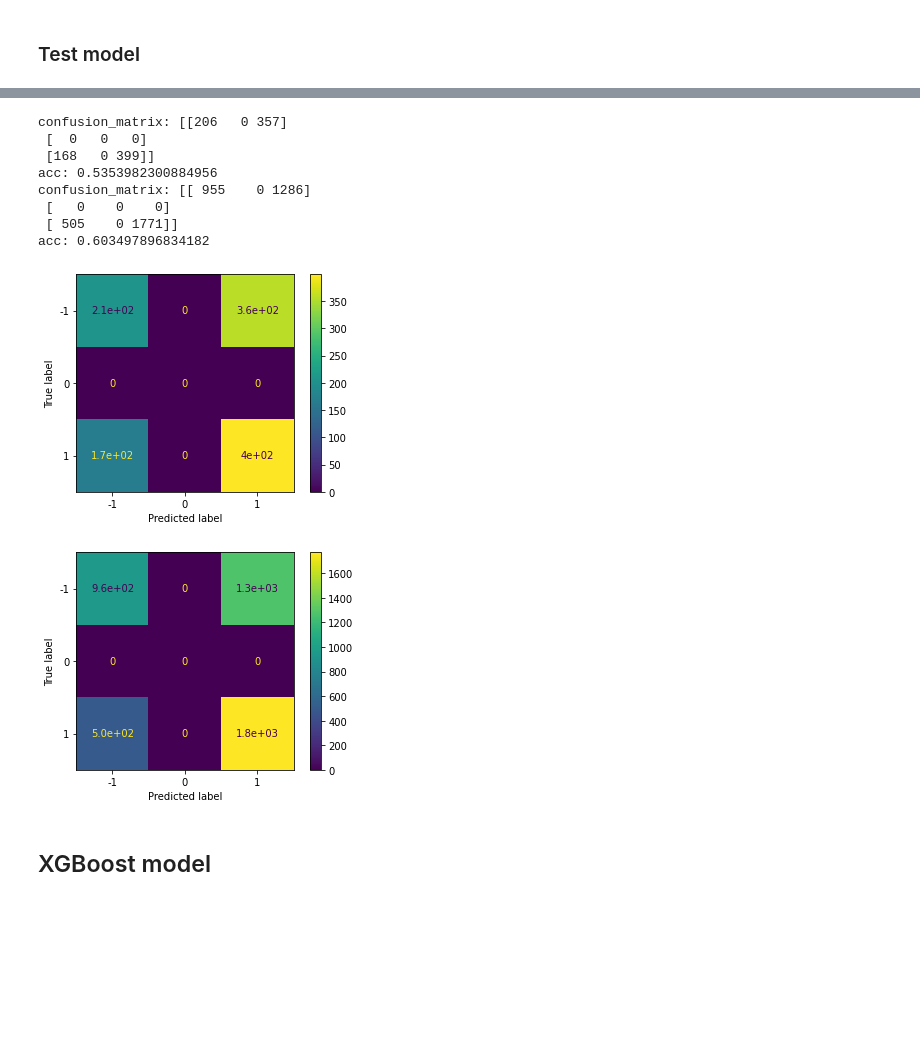
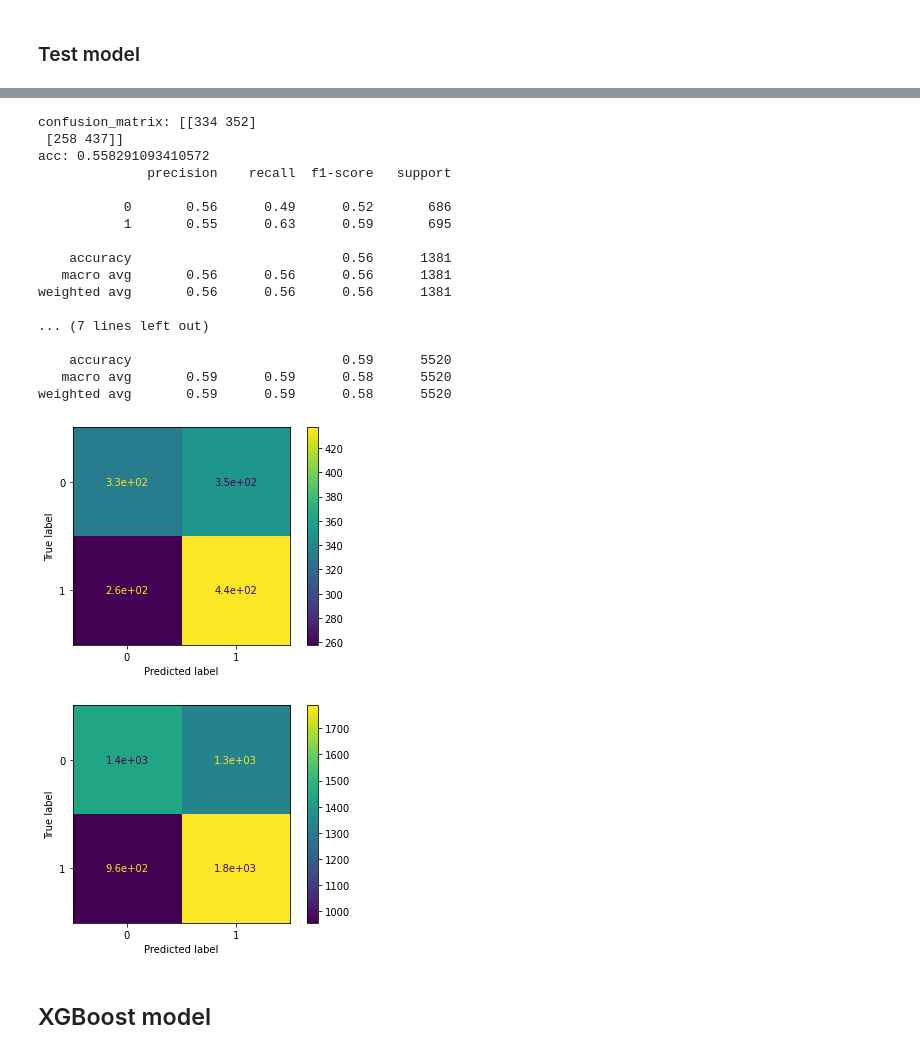
Before and after one commit to romqn1999/Predict-price-after-pattern, a Jupyter notebook: Classify_price_after_pattern.ipynb, the cells around one changed output, grey strips where cells are left out. Drawn from its saved outputs; the diff is of its cells as text; code cells hidden in the pictures; blank space fills up the shorter version.

Commit message:
Try binary classification, difference lr (0.01; 0.001; 0.0001), batch_size (1; 128; 32768), lstm units (50; 128), add densen layer but acc still stuck at 50-55%

```diff
--- a/Classify_price_after_pattern.ipynb
+++ b/Classify_price_after_pattern.ipynb
@@ -63,9 +64,12 @@ for filename in uploaded.keys():
     # if 'data_patterns.csv' not in filename:
         print('Skipping file', filename)
         continue
-    df = pd.read_csv(io.StringIO(uploaded[filename].decode('utf-8')),
-                     header=None)
-    price_patterns_df = price_patterns_df.append(df)
+    try:
+        df = pd.read_csv(io.StringIO(uploaded[filename].decode('utf-8')),
+                        header=None)
+        price_patterns_df = price_patterns_df.append(df)
+    except:
+        print('Error', filename)
 
 price_patterns_df = price_patterns_df.sample(frac=1).reset_index(drop=True)
 price_patterns_df
@@ -103,7 +107,8 @@ AA_2000-01-01 00_00_00_2021-06-02_30_double_top_data_patterns.csv
 # %%
 #@title Separate into input and output columns: Get data: X and y
+pre_time_steps = 30 #@param {type:"integer"}
 
-X_df = price_patterns_df[price_patterns_df.columns[:-1]]
+X_df = price_patterns_df[price_patterns_df.columns[-(pre_time_steps + 1):-1]]
 y_df = price_patterns_df[price_patterns_df.columns[-1:]]
 print(X_df)
 print(y_df)
@@ -140,12 +145,21 @@ def get_direction(pre, cur, min_change=1):
         else:
             return -1
 
-def y_preice_to_y_label(X, y, min_change=0):
+def get_binary_direction(pre, cur, min_change=0):
+    d = get_direction(pre, cur, min_change)
+    if d < 1:
+        d = 0
+    return d
+
+def y_preice_to_y_label(X, y, min_change=0, num_classes=2):
     assert len(X) == len(y)
     n = len(y)
-    y_label = np.array([get_direction(X[i][-1], y[i], min_change) for i in range(n)])
-    # Convert from {-1; 0; 1} to label {0; 1; 2}
-    y_label = y_label + 1
+    if num_classes == 2:
+        y_label = np.array([get_binary_direction(X[i][-1], y[i], min_change) for i in range(n)])
+    else:
+        y_label = np.array([get_direction(X[i][-1], y[i], min_change) for i in range(n)])
+        # Convert from {-1; 0; 1} to label {0; 1; 2}
+        y_label = y_label + 1
     return y_label
 # %%
 #@title Preprocess & split data for train model
@@ -381,34 +459,48 @@ y_test_scaled_categorical, y_pred
 # %%
 def show_val_res_label(y_true_label, y_pred_label):
-    y_true_label = y_true_label - 1
-    y_pred_label = y_pred_label - 1
-    cm = confusion_matrix(y_true_label, y_pred_label, labels=[-1, 0, 1])
+    # y_true_label = y_true_label - 1
+    # y_pred_label = y_pred_label - 1
+    labels = list(range(np.min(y_true_label), np.max(y_true_label) + 1))
+    cm = confusion_matrix(y_true_label, y_pred_label, labels=labels)
     print('confusion_matrix:', cm)
     disp = ConfusionMatrixDisplay(confusion_matrix=cm,
-                                  display_labels=[-1, 0, 1])
+                                  display_labels=labels)
     disp.plot()
 
     acc = accuracy_score(y_true_label, y_pred_label)
     print('acc:', acc)
+
+    print(classification_report(y_true_label, y_pred_label))
 
 def show_val_res_categorical(y_true, y_pred):
     y_true_label = np.argmax(y_true, axis=1)
     y_pred_label = np.argmax(y_pred, axis=1)
     show_val_res_label(y_true_label, y_pred_label)
 
+# show_val_res_categorical(y_test_categorical, y_pred)
+# show_val_res_categorical(y_train_categorical, lstm_model.predict(np.reshape(X_train, (X_train.shape[0], X_train.shape[1], 1))))
 show_val_res_categorical(y_test_scaled_categorical, y_pred)
 show_val_res_categorical(y_train_scaled_categorical, lstm_model.predict(np.reshape(X_train_scaled, (X_train_scaled.shape[0], X_train_scaled.shape[1], 1))))
 # %% [output]
-confusion_matrix: [[206   0 357]
- [  0   0   0]
- [168   0 399]]
-acc: 0.5353982300884956
-confusion_matrix: [[ 955    0 1286]
- [   0    0    0]
- [ 505    0 1771]]
-acc: 0.603497896834182
+confusion_matrix: [[334 352]
+ [258 437]]
+acc: 0.558291093410572
+              precision    recall  f1-score   support
+
+           0       0.56      0.49      0.52       686
+           1       0.55      0.63      0.59       695
+
+    accuracy                           0.56      1381
+   macro avg       0.56      0.56      0.56      1381
+weighted avg       0.56      0.56      0.56      1381
+
+... (7 lines left out)
+
+    accuracy                           0.59      5520
+   macro avg       0.59      0.59      0.58      5520
+weighted avg       0.59      0.59      0.58      5520
-[figure, old version]
+[figure, new version]
-[figure, old version]
+[figure, new version]
 # %% [markdown]
 ## XGBoost model
 # %% [markdown]
```
Also changed, not shown: parts of 16 cells of this notebook.
